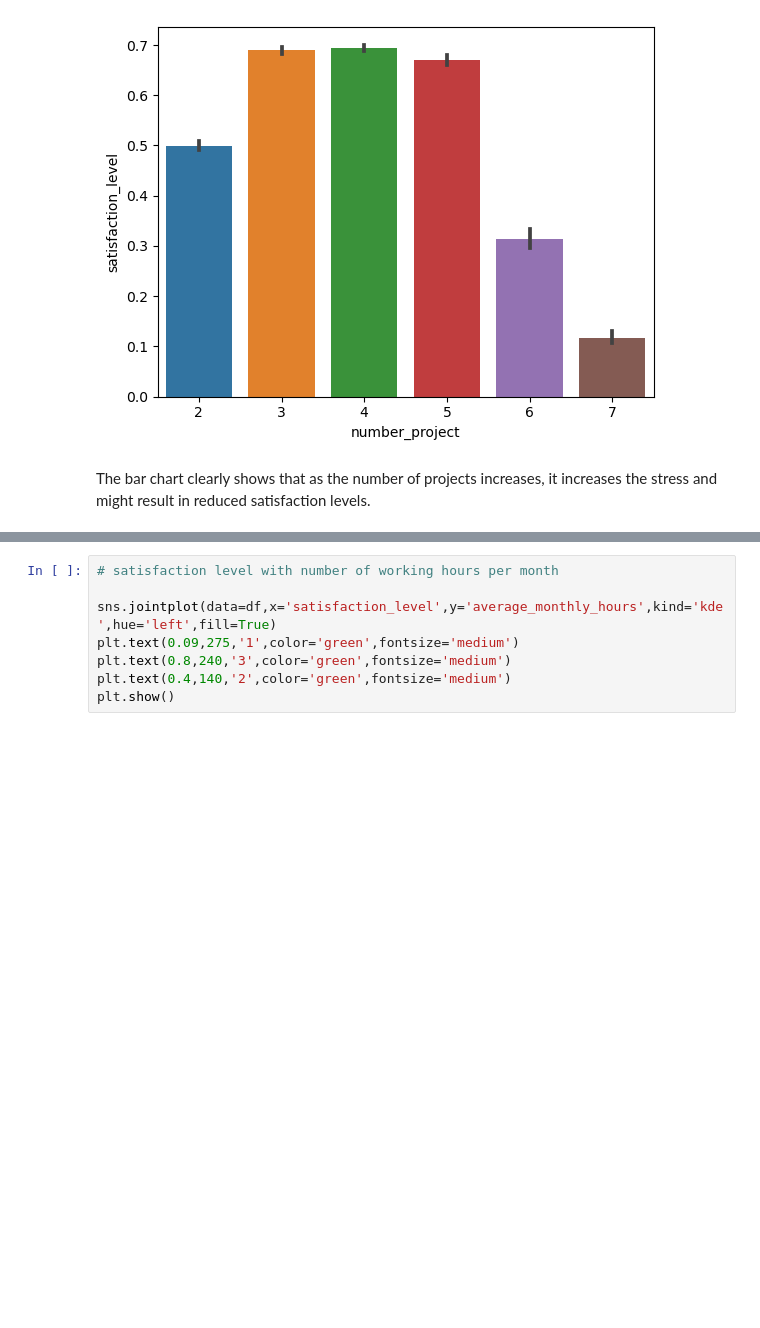
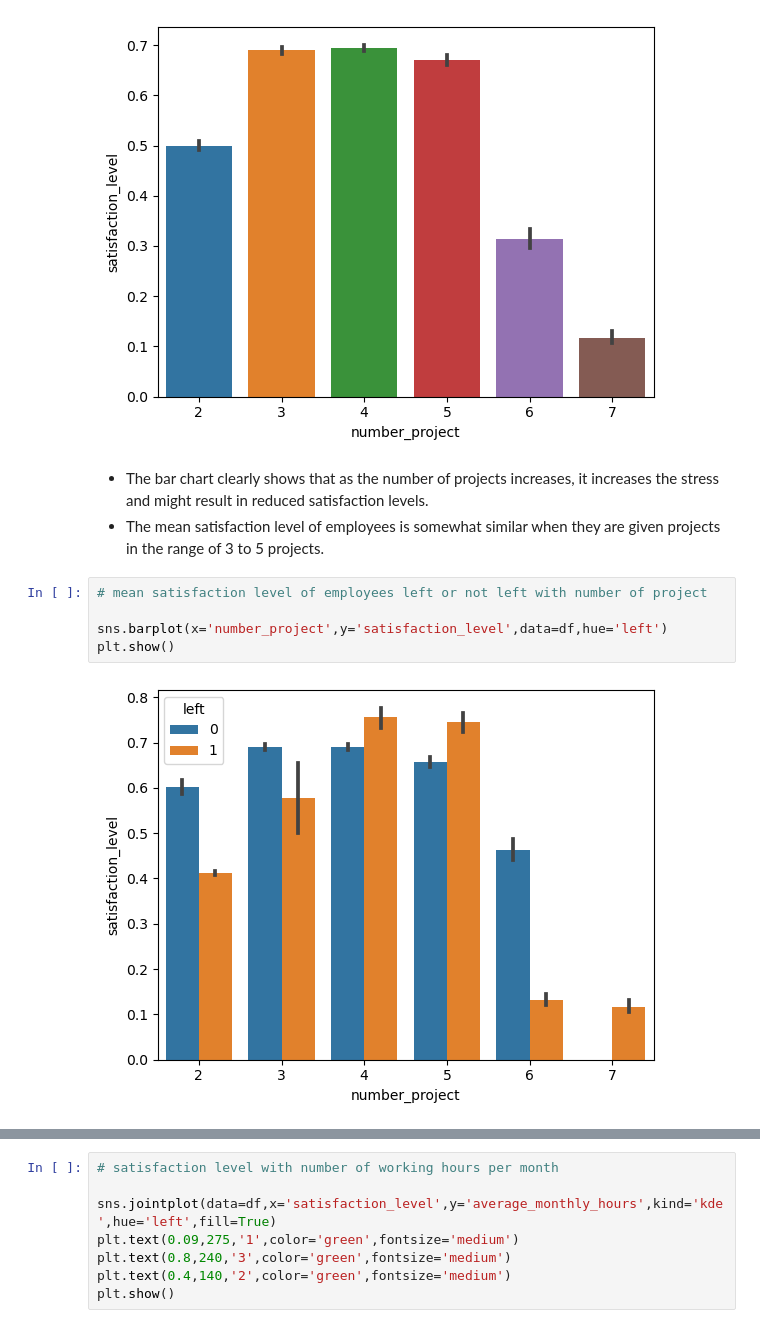
Before and after one commit to himanshuarora1703/DS_Projects, a Jupyter notebook: Churn Modelling/HR Churn Modelling.ipynb, the cells around one changed output, grey strips where cells are left out. Saved outputs shown, nothing was run; the diff lists cells and outputs as text; blank space fills up the shorter version.

```diff
--- a/Churn Modelling/HR Churn Modelling.ipynb
+++ b/Churn Modelling/HR Churn Modelling.ipynb
@@ -304,4 +304,12 @@ plt.show()
 # %% [output]
 [figure]
 # %% [markdown]
-The bar chart clearly shows that as the number of projects increases, it increases the stress and might result in reduced satisfaction levels.
+- The bar chart clearly shows that as the number of projects increases, it increases the stress and might result in reduced satisfaction levels.
+- The mean satisfaction level of employees is somewhat similar when they are given projects in the range of 3 to 5 projects.
+# %%
+# mean satisfaction level of employees left or not left with number of project
+
+sns.barplot(x='number_project',y='satisfaction_level',data=df,hue='left')
+plt.show()
+# %% [output]
+[figure, added]
```
Also changed, not shown: parts of 20 cells of this notebook.
